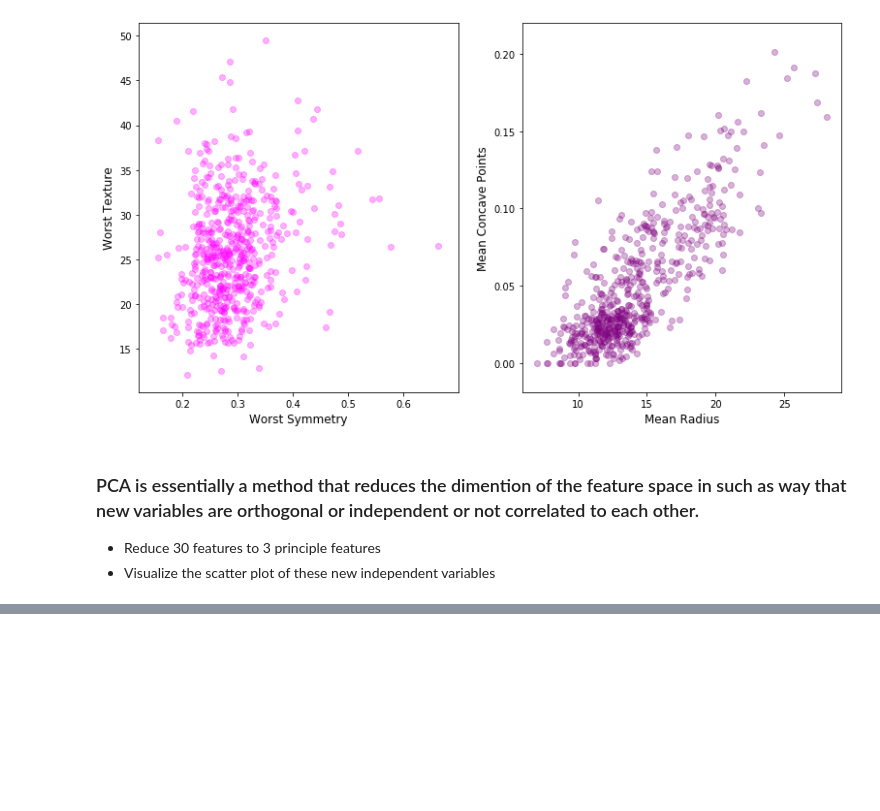
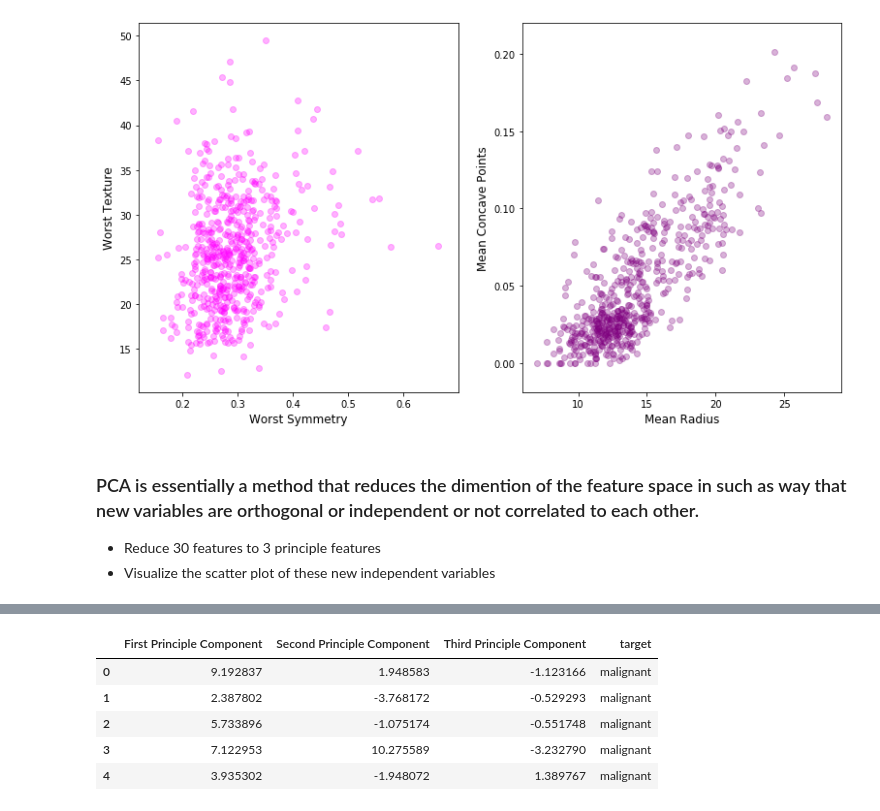
Before and after one commit to Yongliang-Shi/Demo-with-notes, a Jupyter notebook: demo_with_notes_pca.ipynb, the cells around one changed output, grey strips where cells are left out. Drawn from its saved outputs; the diff is of its cells as text; code cells hidden in the pictures; blank space fills up the shorter version.

```diff
--- a/demo_with_notes_pca.ipynb
+++ b/demo_with_notes_pca.ipynb
@@ -181,0 +266,11 @@ plt.show()
+# %%
+# Map the target to the names of the classes
+df_pca.target = df_pca.target.map({0: 'malignant', 1: 'benign'})
+df_pca.head()
+# %% [output]
+|  | First Principle Component | Second Principle Component | Third Principle Component | target |
+| 0 | 9.192837 | 1.948583 | -1.123166 | malignant |
+| 1 | 2.387802 | -3.768172 | -0.529293 | malignant |
+| 2 | 5.733896 | -1.075174 | -0.551748 | malignant |
+| 3 | 7.122953 | 10.275589 | -3.232790 | malignant |
+| 4 | 3.935302 | -1.948072 | 1.389767 | malignant |
```
Also changed, not shown: parts of 17 cells of this notebook.
